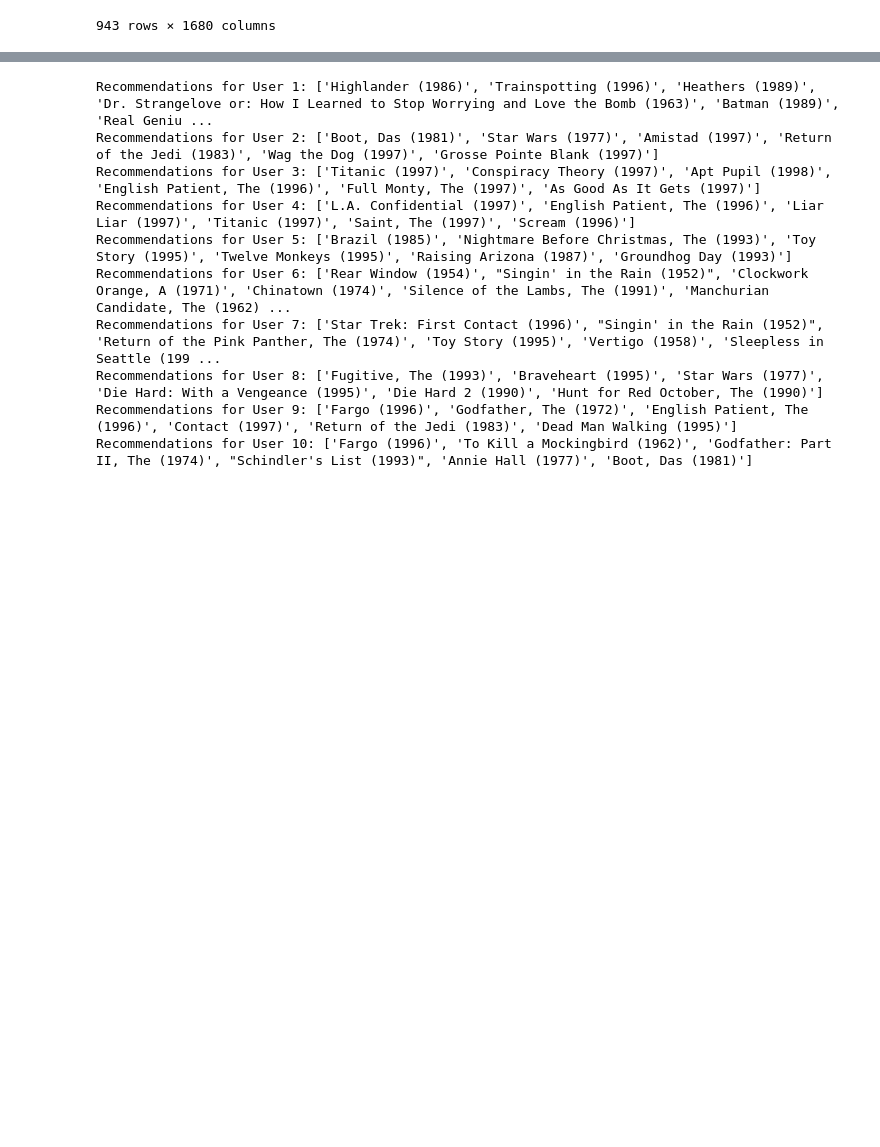
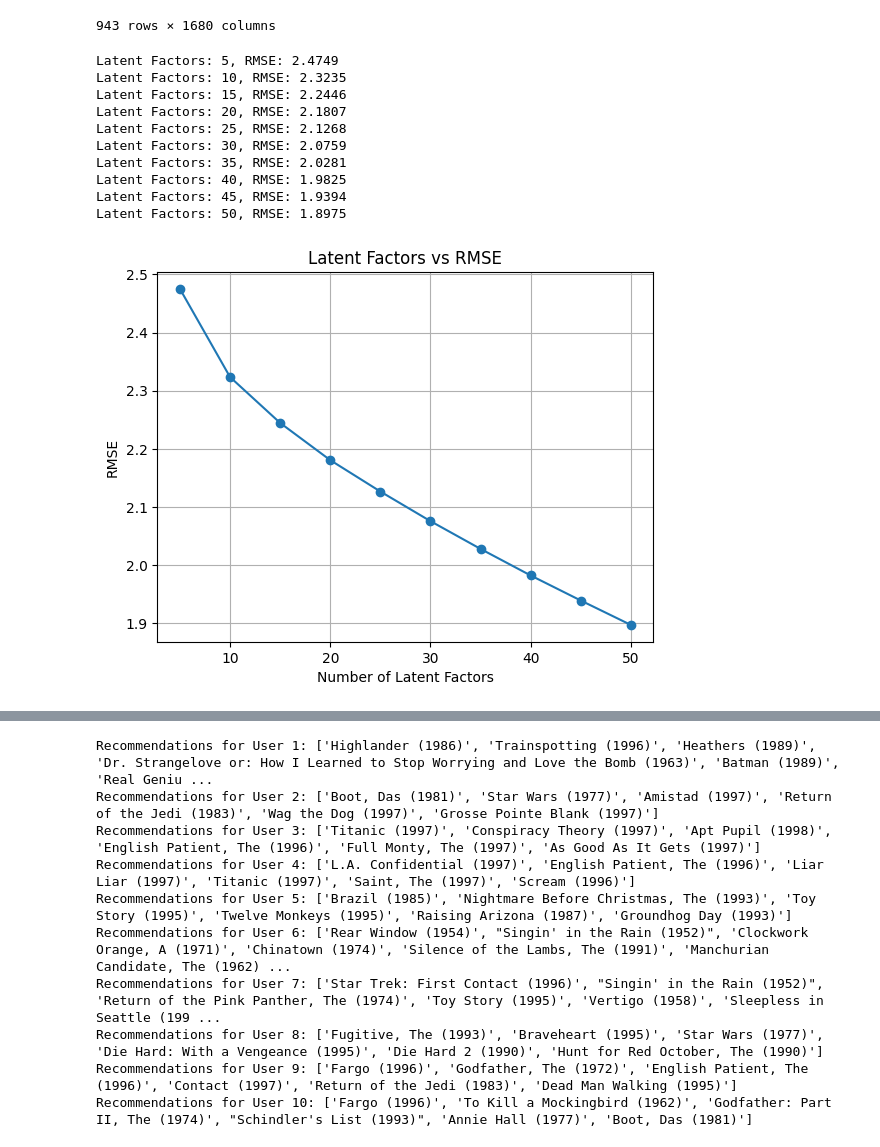
Before and after one commit to jiaawe/movielens_recommendation, a Jupyter notebook: collaborative-filtering.ipynb, the cells around one changed output, grey strips where cells are left out. Drawn from its saved outputs; the diff is of its cells as text; code cells hidden in the pictures; blank space fills up the shorter version.

```diff
--- a/collaborative-filtering.ipynb
+++ b/collaborative-filtering.ipynb
@@ -60,6 +60,49 @@ user_movie_matrix
 | 942 | 0.0 | 0.0 | 0.0 | 0.0 | 0.0 | 0.0 | 0.0 | 0.0 | 0.0 | 0.0 | ... | ... |
 | 943 | 0.0 | 5.0 | 0.0 | 0.0 | 0.0 | 0.0 | 0.0 | 0.0 | 3.0 | 0.0 | ... | ... |
 943 rows × 1680 columns
+# %%
+from sklearn.metrics import mean_squared_error
+import numpy as np
+
+# define latent factors range to test
+latent_factors_range = range(5, 51, 5)  # from 5 to 50 latent factors in steps of 5
+performance_results = {}  # to store performance scores
+
+user_movie_matrix_np = user_movie_matrix.values
+
+for num_latent_factors in latent_factors_range:
+    u, sigma, vt = svds(user_movie_matrix_np, k=num_latent_factors)
+
+    sigma_diag_matrix = np.diag(sigma)
+    predicted_ratings = np.dot(np.dot(u, sigma_diag_matrix), vt)
+
+    # measure rmse
+    mse = mean_squared_error(user_movie_matrix_np[user_movie_matrix_np.nonzero()].flatten(),
+                             predicted_ratings[user_movie_matrix_np.nonzero()].flatten())
+    rmse = np.sqrt(mse)
+
+    performance_results[num_latent_factors] = rmse
+    print(f"Latent Factors: {num_latent_factors}, RMSE: {rmse:.4f}")
+
+
+plt.plot(list(performance_results.keys()), list(performance_results.values()), marker='o')
+plt.xlabel('Number of Latent Factors')
+plt.ylabel('RMSE')
+plt.title('Latent Factors vs RMSE')
+plt.grid()
+plt.show()
+# %% [output]
+Latent Factors: 5, RMSE: 2.4749
+Latent Factors: 10, RMSE: 2.3235
+Latent Factors: 15, RMSE: 2.2446
+Latent Factors: 20, RMSE: 2.1807
+Latent Factors: 25, RMSE: 2.1268
+Latent Factors: 30, RMSE: 2.0759
+Latent Factors: 35, RMSE: 2.0281
+Latent Factors: 40, RMSE: 1.9825
+Latent Factors: 45, RMSE: 1.9394
+Latent Factors: 50, RMSE: 1.8975
+[figure, added]
 # %%
 # apply SVD
 user_movie_matrix_np = user_movie_matrix.values # numpy array
```
Also changed, not shown: parts of 2 cells of this notebook.
